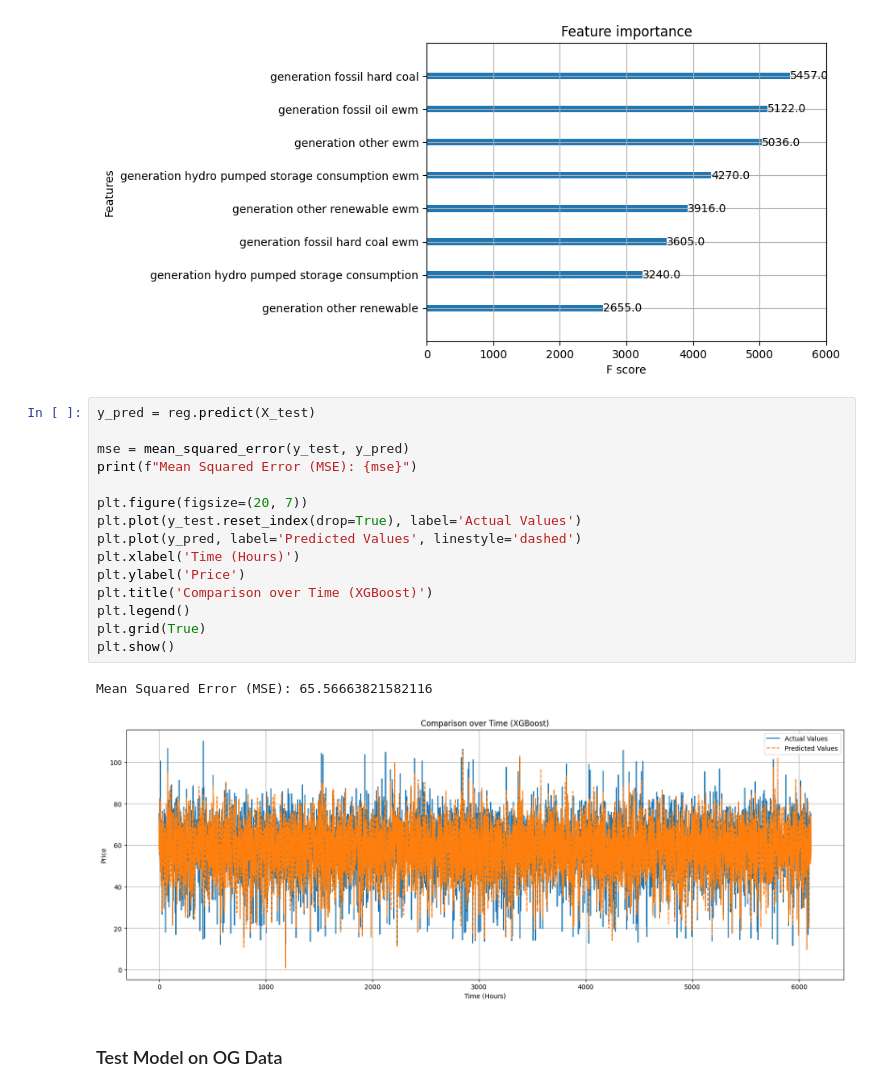
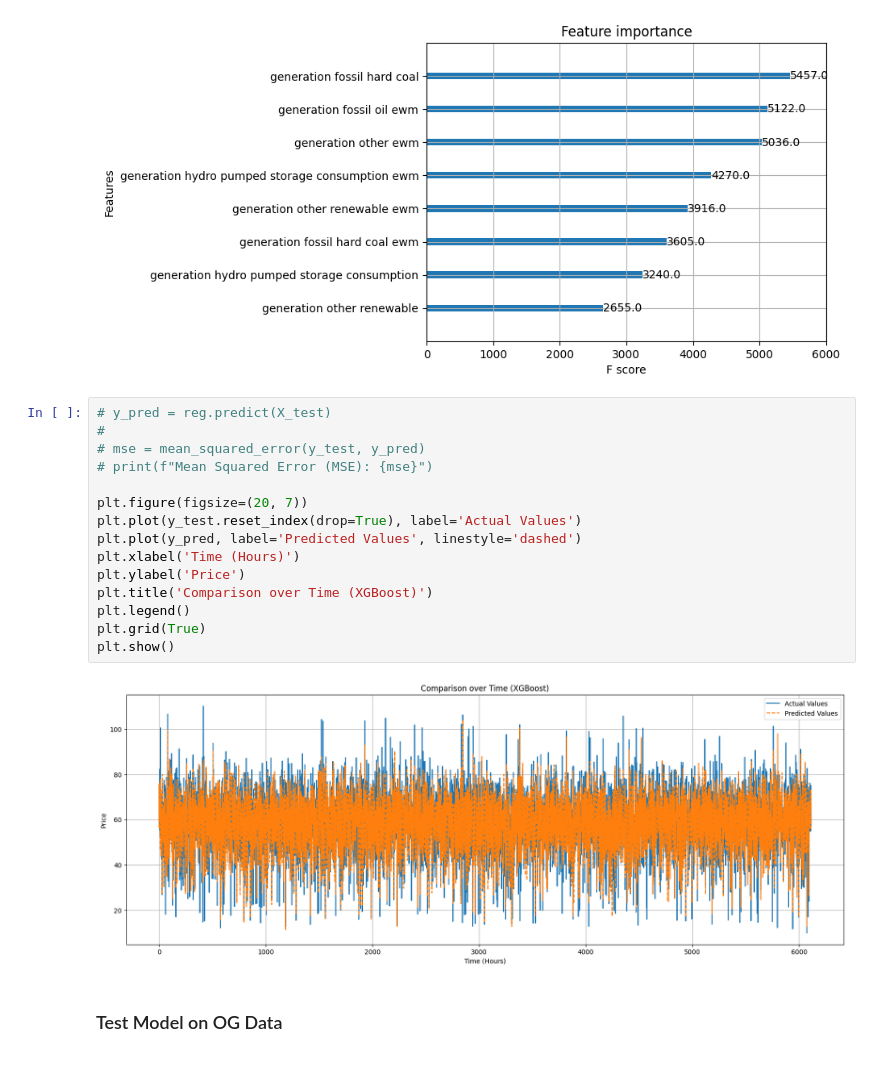
Before and after one commit to Zafewood/IT3212-Data-Powered-Software, a Jupyter notebook: Assignment 3/xgb.ipynb, the cells around one changed output. Drawn from its saved outputs; the diff is of its cells as text.

```diff
--- a/Assignment 3/xgb.ipynb
+++ b/Assignment 3/xgb.ipynb
@@ -59,22 +224,21 @@ xgb.plot_importance(reg)
 <Axes: title={'center': 'Feature importance'}, xlabel='F score', ylabel='Features'>
 [figure]
 # %%
-y_pred = reg.predict(X_test)
-
-mse = mean_squared_error(y_test, y_pred)
-print(f"Mean Squared Error (MSE): {mse}")
+# y_pred = reg.predict(X_test)
+#
+# mse = mean_squared_error(y_test, y_pred)
+# print(f"Mean Squared Error (MSE): {mse}")
 
 plt.figure(figsize=(20, 7))
 plt.plot(y_test.reset_index(drop=True), label='Actual Values')
 plt.plot(y_pred, label='Predicted Values', linestyle='dashed')
 plt.xlabel('Time (Hours)')
 plt.ylabel('Price')
 plt.title('Comparison over Time (XGBoost)')
 plt.legend()
 plt.grid(True)
 plt.show()
 # %% [output]
-Mean Squared Error (MSE): 65.56663821582116
-[figure, old version]
+[figure, new version]
 # %% [markdown]
 ### Test Model on OG Data
```
Also changed, not shown: parts of 6 cells of this notebook, 7 other files.
